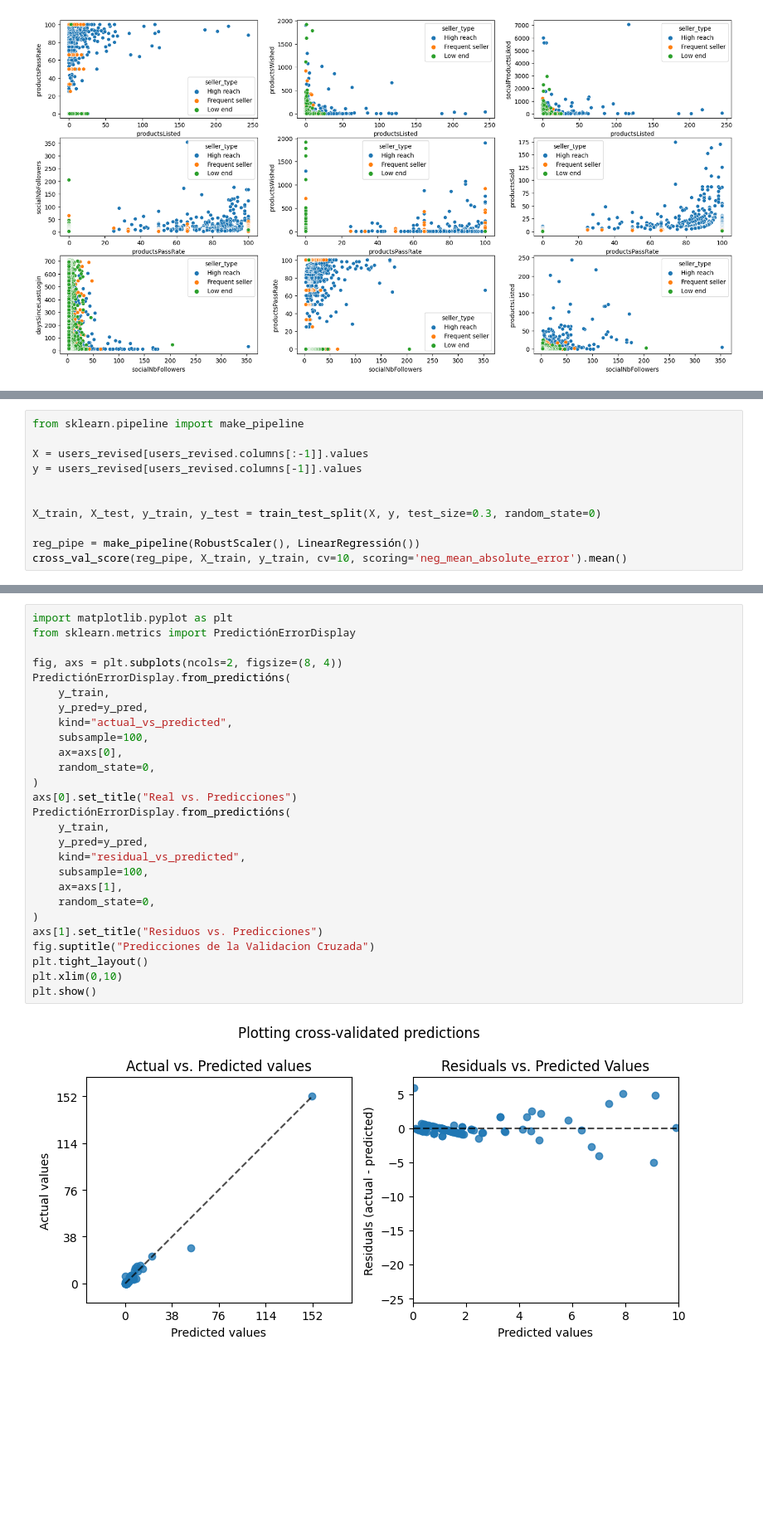
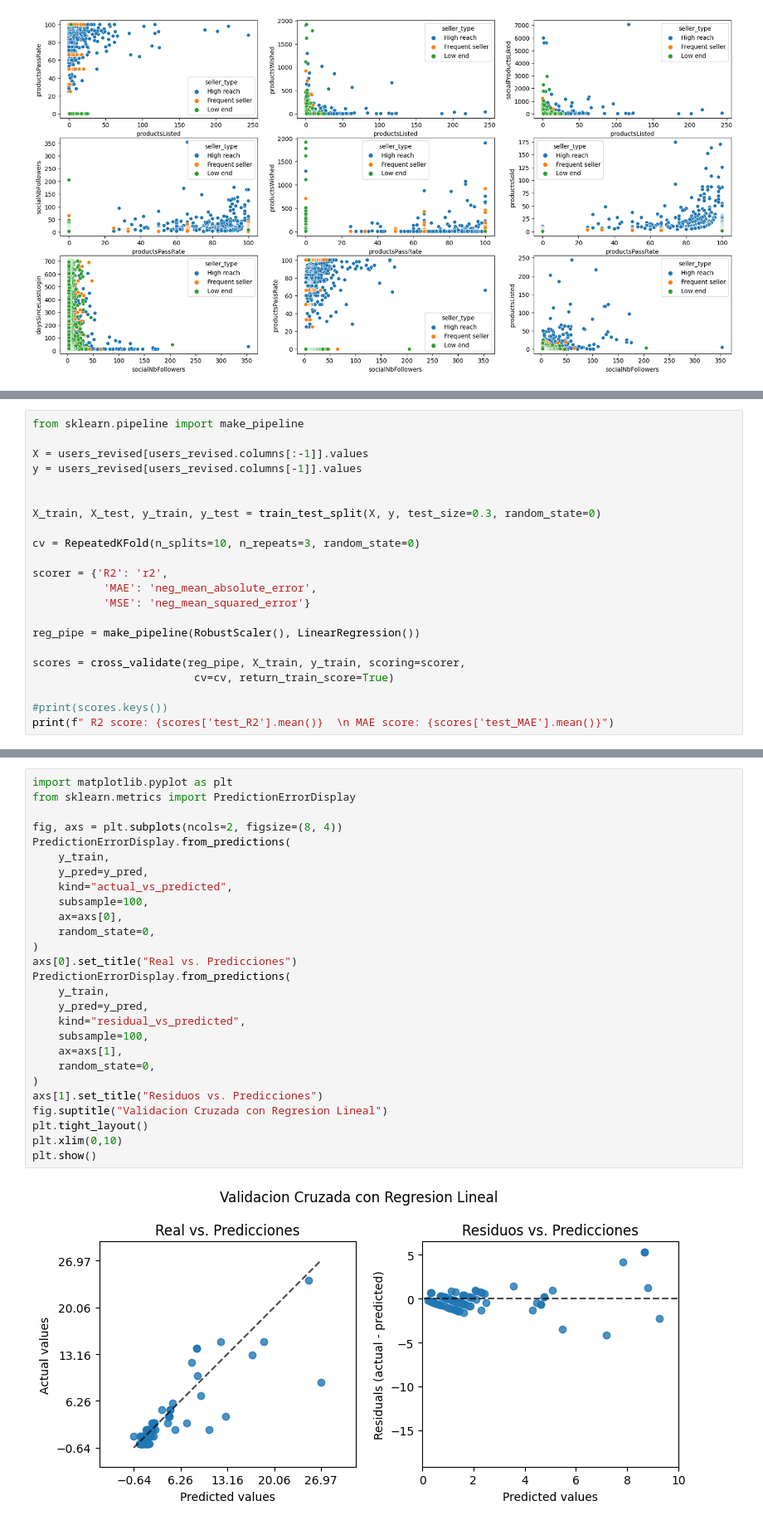
Before and after one commit to ldavidr3/Data-Science-PJ, a Jupyter notebook: e-Commerce Segmentation and Sales Prediction/seg_esp.ipynb, the cells around one changed output, grey strips where cells are left out. Shown at 83% size. Cells and saved outputs as stored; diff of their text form; blank space fills up the shorter version.

Commit message:
final touches with regression models

```diff
--- a/e-Commerce Segmentation and Sales Prediction/seg_esp.ipynb
+++ b/e-Commerce Segmentation and Sales Prediction/seg_esp.ipynb
@@ -399,6 +424,17 @@ y = users_revised[users_revised.columns[-1]].values
 
 X_train, X_test, y_train, y_test = train_test_split(X, y, test_size=0.3, random_state=0)
 
-reg_pipe = make_pipeline(RobustScaler(), LinearRegressión())
-cross_val_score(reg_pipe, X_train, y_train, cv=10, scoring='neg_mean_absolute_error').mean()
+cv = RepeatedKFold(n_splits=10, n_repeats=3, random_state=0)
+
+scorer = {'R2': 'r2',
+           'MAE': 'neg_mean_absolute_error',
+           'MSE': 'neg_mean_squared_error'}
+
+reg_pipe = make_pipeline(RobustScaler(), LinearRegression())
+
+scores = cross_validate(reg_pipe, X_train, y_train, scoring=scorer,
+                         cv=cv, return_train_score=True)
+
+#print(scores.keys())
+print(f" R2 score: {scores['test_R2'].mean()}  \n MAE score: {scores['test_MAE'].mean()}")
 # %% [output]
@@ -409,31 +446,31 @@ from sklearn.model_selectión import cross_val_predict
 y_pred = cross_val_predict(reg_pipe, X_train, y_train, cv=10)
 # %%
 import matplotlib.pyplot as plt
-from sklearn.metrics import PredictiónErrorDisplay
+from sklearn.metrics import PredictionErrorDisplay
 
 fig, axs = plt.subplots(ncols=2, figsize=(8, 4))
-PredictiónErrorDisplay.from_predictións(
+PredictionErrorDisplay.from_predictions(
     y_train,
     y_pred=y_pred,
     kind="actual_vs_predicted",
     subsample=100,
     ax=axs[0],
     random_state=0,
 )
 axs[0].set_title("Real vs. Predicciones")
-PredictiónErrorDisplay.from_predictións(
+PredictionErrorDisplay.from_predictions(
     y_train,
     y_pred=y_pred,
     kind="residual_vs_predicted",
     subsample=100,
     ax=axs[1],
     random_state=0,
 )
 axs[1].set_title("Residuos vs. Predicciones")
-fig.suptitle("Predicciones de la Validacion Cruzada")
+fig.suptitle("Validacion Cruzada con Regresion Lineal")
 plt.tight_layout()
 plt.xlim(0,10)
 plt.show()
 # %% [output]
-[figure, old version]
+[figure, new version]
 # %% [markdown]
```
Also changed, not shown: parts of 23 cells of this notebook.
